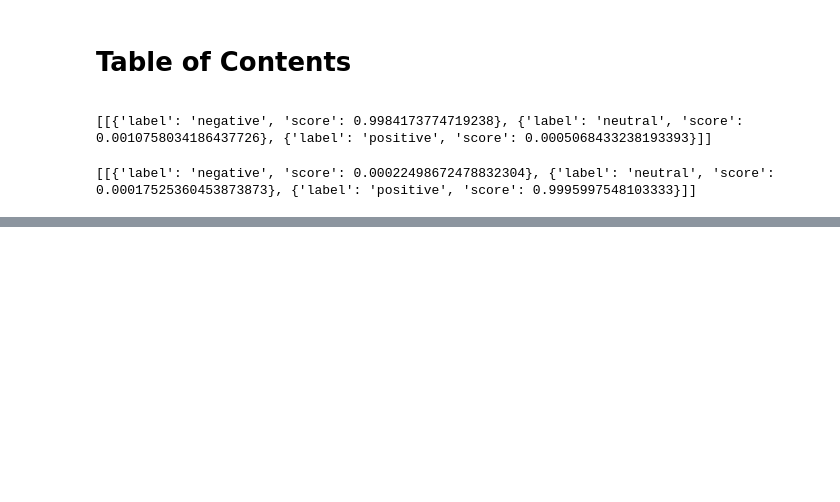
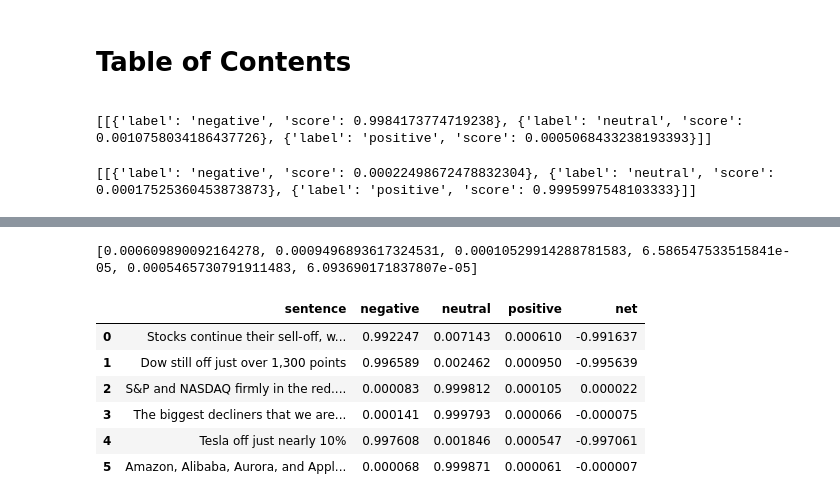
Before and after one commit to typaint/capstone, a Jupyter notebook: 40-nlp/distilroberta.ipynb, the cells around one changed output, grey strips where cells are left out. Saved outputs shown, nothing was run; the diff lists cells and outputs as text; code cells hidden in the pictures; blank space fills up the shorter version.

```diff
--- a/40-nlp/distilroberta.ipynb
+++ b/40-nlp/distilroberta.ipynb
@@ -27,3 +27,12 @@ output = query("Tesla's stock rocketed by 20% today!")
 print(output)
 # %% [output]
 [[{'label': 'negative', 'score': 0.00022498672478832304}, {'label': 'neutral', 'score': 0.00017525360453873873}, {'label': 'positive', 'score': 0.9995997548103333}]]
+# %%
+article = 'Stocks continue their sell-off, with Tesla, Amazon, and Alibaba among the biggest decliners.Video Transcript[MUSIC PLAYING]- A massive sell-off with just over 25 minutes-- 35 minutes to go in the trading day. Dow still off just over 1,300 points. S&P and NASDAQ firmly in the red.Taking a look at some of the trending tickers on our site. The biggest decliners that we are seeing. Tesla off just nearly 10%. Amazon, Alibaba, Aurora, and Apple rounding out the top five trending tickers, biggest decliners, on our site.'
+# %%
+from transformers import pipeline
+roberta = pipeline(task='sentiment-analysis',
+                   model="mrm8488/distilroberta-finetuned-financial-news-sentiment-analysis",
+                   return_all_scores=True,
+                   max_length=514,
+                   truncation=True)
@@ -29,0 +109,22 @@ print(output)
+# %%
+print(pos)
+# %% [output]
+[0.000609890092164278, 0.0009496893617324531, 0.00010529914288781583, 6.586547533515841e-05, 0.0005465730791911483, 6.093690171837807e-05]
+# %%
+df = pd.DataFrame(columns={"sentence", "positive", "neutral", "negative", "net"})
+df.sentence=sen_list
+df.positive=pos
+df.neutral=neu
+df.negative=neg
+df.net=net
+df.to_excel("sentence_scores.xlsx", index=False)
+# %%
+df
+# %% [output]
+|  | sentence | negative | neutral | positive | net |
+| 0 | Stocks continue their sell-off, w... | 0.992247 | 0.007143 | 0.000610 | -0.991637 |
+| 1 | Dow still off just over 1,300 points | 0.996589 | 0.002462 | 0.000950 | -0.995639 |
+| 2 | S&P and NASDAQ firmly in the red.... | 0.000083 | 0.999812 | 0.000105 | 0.000022 |
+| 3 | The biggest decliners that we are... | 0.000141 | 0.999793 | 0.000066 | -0.000075 |
+| 4 | Tesla off just nearly 10% | 0.997608 | 0.001846 | 0.000547 | -0.997061 |
+| 5 | Amazon, Alibaba, Aurora, and Appl... | 0.000068 | 0.999871 | 0.000061 | -0.000007 |
```
Also changed, not shown: parts of 2 cells of this notebook, 5 other files.
